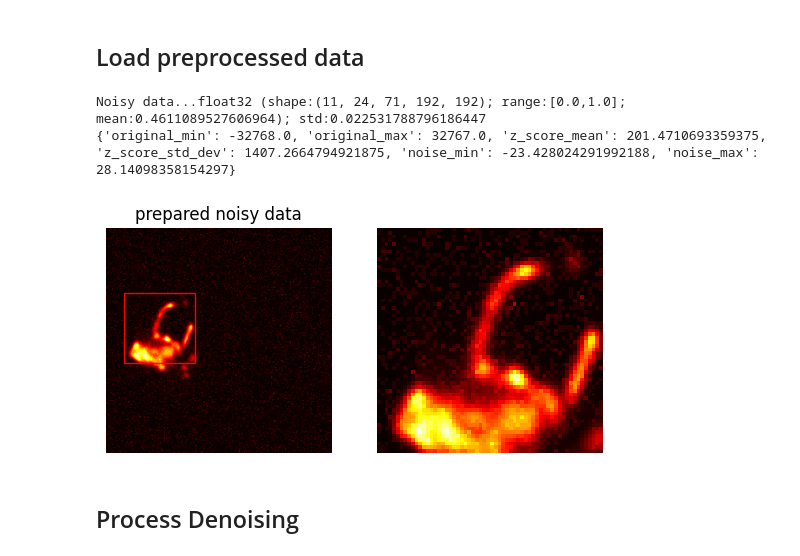
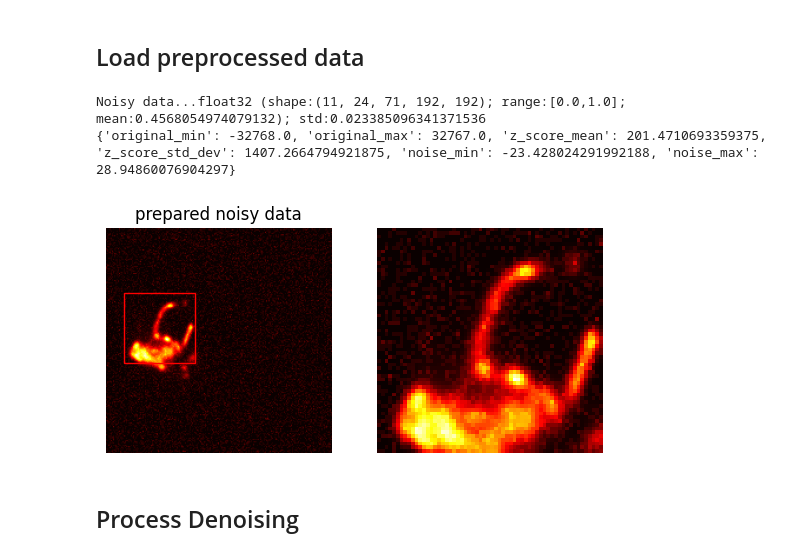
Before and after one commit to yoko19191/cardiac-dynamic-pet-denoising, a Jupyter notebook: 3_n2v.ipynb, the cells around one changed output. Saved outputs shown, nothing was run; the diff lists cells and outputs as text; code cells hidden in the pictures.

```diff
--- a/3_n2v.ipynb
+++ b/3_n2v.ipynb
@@ -51,19 +51,19 @@ device: cuda:0
 ## Load preprocessed data
 # %%
 # load noisy data
-with h5py.File('./dataset/preprocessed/PT_20p 150_120 OSEM_poisson_0.35_batch.h5', 'r') as f:
+with h5py.File('./dataset/preprocessed/PT_20p 150_120 OSEM_poisson_0.50_batch.h5', 'r') as f:
     noisy_data = f['dataset'][...]
     restore_info = json.loads(f['restore_info'][()])
 
 print(f"Noisy data...{noisy_data.dtype} (shape:{noisy_data.shape}; range:[{np.min(noisy_data)},{np.max(noisy_data)}]; mean:{np.mean(noisy_data)}); std:{np.std(noisy_data)}")
 
 print(restore_info)
 
 display_image_in_detail(noisy_data[0, 11, 38], title="prepared noisy data")
 # %% [output]
-Noisy data...float32 (shape:(11, 24, 71, 192, 192); range:[0.0,1.0]; mean:0.4611089527606964); std:0.022531788796186447
-{'original_min': -32768.0, 'original_max': 32767.0, 'z_score_mean': 201.4710693359375, 'z_score_std_dev': 1407.2664794921875, 'noise_min': -23.428024291992188, 'noise_max': 28.14098358154297}
+Noisy data...float32 (shape:(11, 24, 71, 192, 192); range:[0.0,1.0]; mean:0.4568054974079132); std:0.023385096341371536
+{'original_min': -32768.0, 'original_max': 32767.0, 'z_score_mean': 201.4710693359375, 'z_score_std_dev': 1407.2664794921875, 'noise_min': -23.428024291992188, 'noise_max': 28.94860076904297}
-[figure, old version]
+[figure, new version]
 # %% [markdown]
 ## Process Denoising
 # %% [markdown]
```
Also changed, not shown: parts of 9 cells of this notebook, 1 other file.
